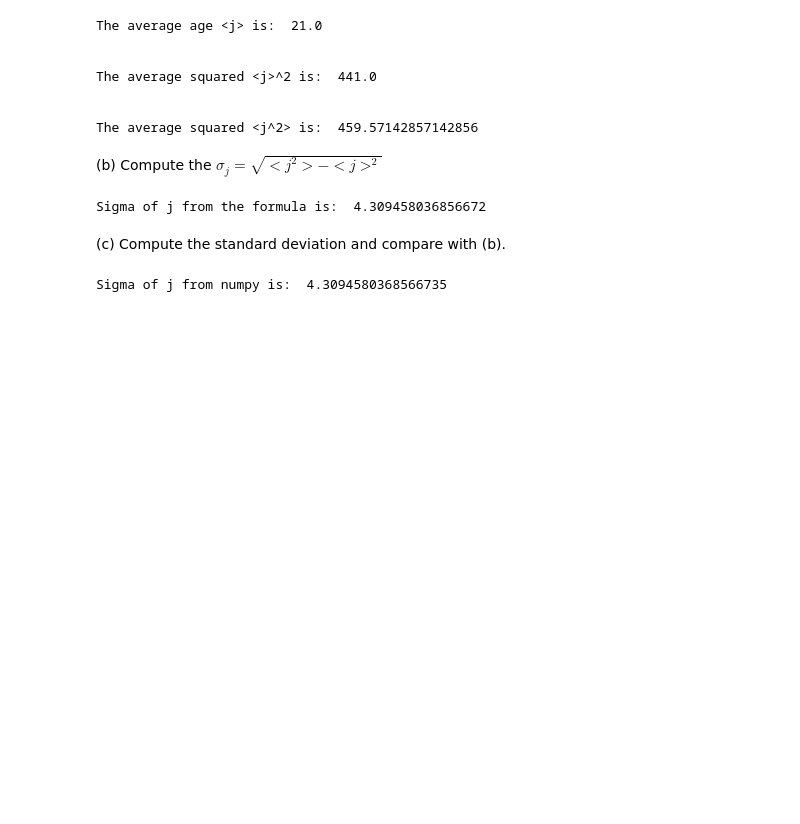
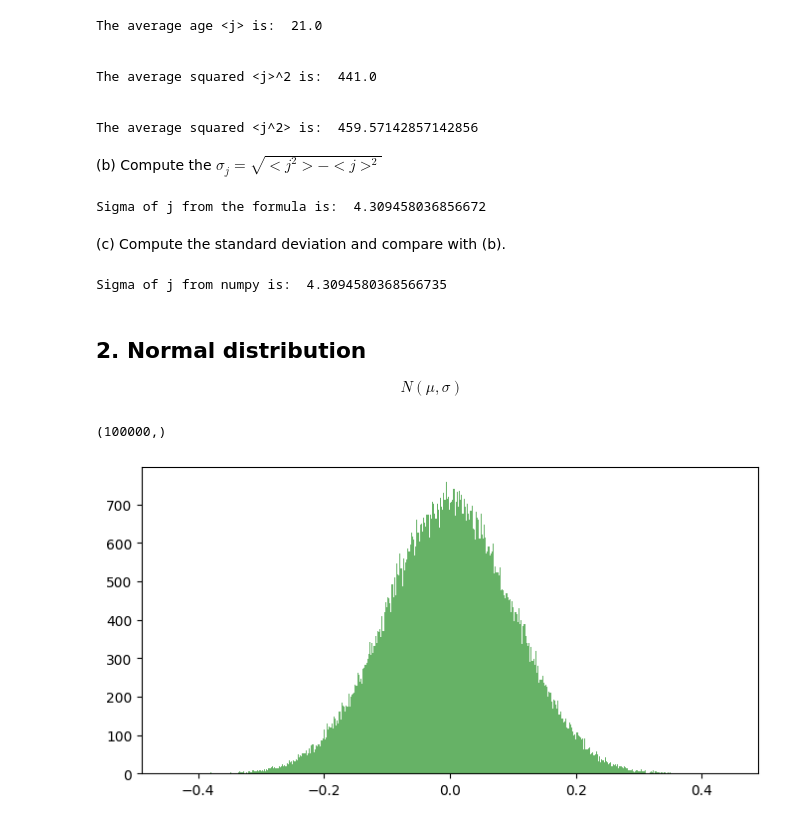
Before and after one commit to wbandabarragan/quantum-mechanics-1, a Jupyter notebook: python-notebooks/python4QM_02.ipynb, the cells around one changed output. Cells and saved outputs as stored; diff of their text form; code cells hidden in the pictures; blank space fills up the shorter version.

```diff
--- a/python-notebooks/python4QM_02.ipynb
+++ b/python-notebooks/python4QM_02.ipynb
@@ -77,3 +77,27 @@ sigma_j_np = np.std(st_sample)
 print("Sigma of j from numpy is: ",  sigma_j_np)
 # %% [output]
 Sigma of j from numpy is:  4.3094580368566735
+# %% [markdown]
+## 2. Normal distribution
+
+$$N(\mu, \sigma)$$
+# %%
+# Fix the parameters
+mu_1 = 0. # Mean
+sigma_1 = 0.1 # Standard Deviation
+
+# Normally distributed values
+n_1 = np.random.normal(mu_1, sigma_1, 100000)
+
+print(n_1.shape)
+# %% [output]
+(100000,)
+# %%
+# Make a unnormalised histogram
+plt.figure(figsize=(8,4))
+
+plt.hist(n_1, bins = 500, color = "green", histtype = "bar", alpha = 0.6)
+
+plt.show()
+# %% [output]
+[figure, added]
```
Also changed, not shown: parts of 2 cells of this notebook.
